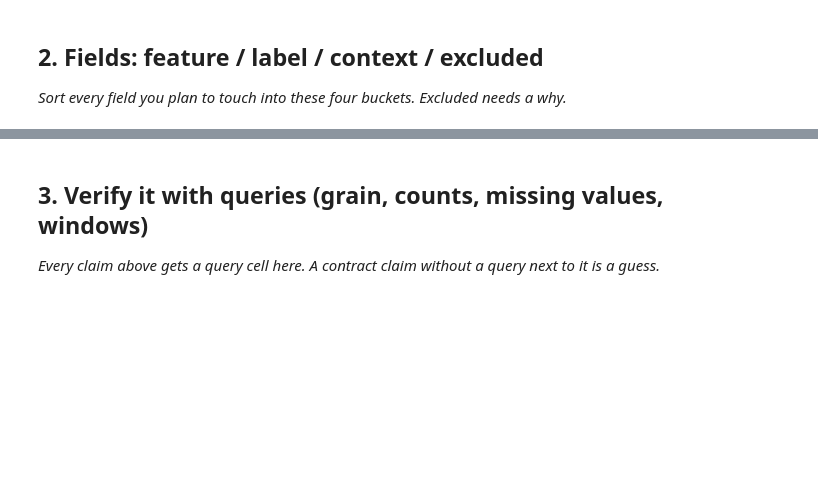
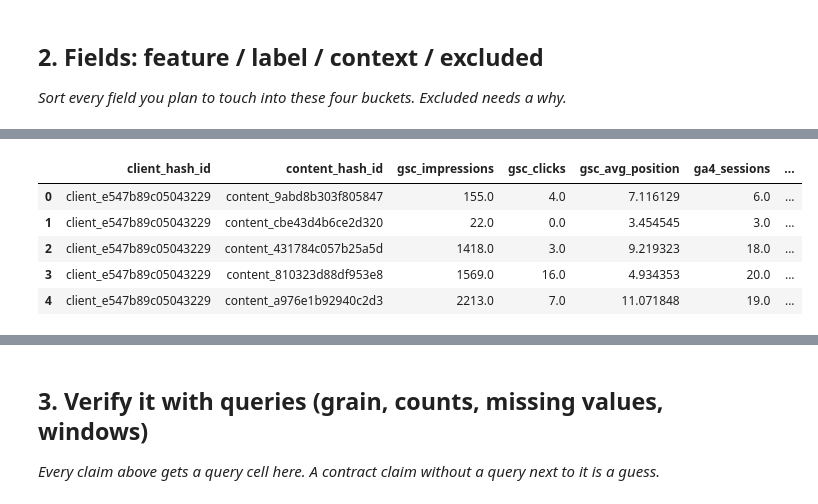
Before and after one commit to ahmed-morad15/flyrank-ml-internship, a Jupyter notebook: work/notebooks/w03_data_contract.ipynb, the cells around one changed output, grey strips where cells are left out. Saved outputs shown, nothing was run; the diff lists cells and outputs as text; code cells hidden in the pictures; blank space fills up the shorter version.

```diff
--- a/work/notebooks/w03_data_contract.ipynb
+++ b/work/notebooks/w03_data_contract.ipynb
@@ -22,0 +159,85 @@ This skeleton is yours to fill. Work the sections **in order** — each one has
+# %%
+FEB_REL = """
+read_parquet(
+    'hf://datasets/FlyRank/internship-warehouse/fact_content_daily_performance/month=2026-02/*.parquet'
+)
+"""
+
+MAR_REL = """
+read_parquet(
+    'hf://datasets/FlyRank/internship-warehouse/fact_content_daily_performance/month=2026-03/*.parquet'
+)
+"""
+# %%
+feature_frame = con.sql(f"""
+WITH feb_features AS (
+    SELECT
+        client_hash_id,
+        content_hash_id,
+
+        SUM(gsc_impressions) AS gsc_impressions,
+        SUM(gsc_clicks) AS gsc_clicks,
+
+        SUM(gsc_sum_position) * 1.0
+            / NULLIF(SUM(gsc_impressions), 0) AS gsc_avg_position,
+
+        SUM(ga4_sessions) AS ga4_sessions,
+        SUM(ga4_engaged_sessions) AS ga4_engaged_sessions
+
+    FROM {FEB_REL}
+
+    WHERE gsc_data_available IS TRUE
+      AND ga4_data_available IS TRUE
+
+    GROUP BY
+        client_hash_id,
+        content_hash_id
+),
+
+march_outcome AS (
+    SELECT
+        client_hash_id,
+        content_hash_id,
+
+        SUM(gsc_sum_position) * 1.0
+            / NULLIF(SUM(gsc_impressions), 0) AS march_avg_position
+
+    FROM {MAR_REL}
+
+    WHERE gsc_data_available IS TRUE
+
+    GROUP BY
+        client_hash_id,
+        content_hash_id
+)
+
+SELECT
+    f.client_hash_id,
+    f.content_hash_id,
+
+    f.gsc_impressions,
+    f.gsc_clicks,
+    f.gsc_avg_position,
+    f.ga4_sessions,
+    f.ga4_engaged_sessions,
+
+    m.march_avg_position,
+
+    CASE
+        WHEN m.march_avg_position > 10 THEN 1
+        ELSE 0
+    END AS review_priority
+
+FROM feb_features f
+
+INNER JOIN march_outcome m
+    USING (client_hash_id, content_hash_id)
+
+WHERE f.gsc_avg_position IS NOT NULL
+  AND m.march_avg_position IS NOT NULL
+""").df()
+
+print("Feature frame shape:", feature_frame.shape)
+
+feature_frame.head()
+# %% [output]
@@ -22,0 +245,6 @@ This skeleton is yours to fill. Work the sections **in order** — each one has
+|  | client_hash_id | content_hash_id | gsc_impressions | gsc_clicks | gsc_avg_position | ga4_sessions | ... |
+| 0 | client_e547b89c05043229 | content_9abd8b303f805847 | 155.0 | 4.0 | 7.116129 | 6.0 | ... |
+| 1 | client_e547b89c05043229 | content_cbe43d4b6ce2d320 | 22.0 | 0.0 | 3.454545 | 3.0 | ... |
+| 2 | client_e547b89c05043229 | content_431784c057b25a5d | 1418.0 | 3.0 | 9.219323 | 18.0 | ... |
+| 3 | client_e547b89c05043229 | content_810323d88df953e8 | 1569.0 | 16.0 | 4.934353 | 20.0 | ... |
+| 4 | client_e547b89c05043229 | content_a976e1b92940c2d3 | 2213.0 | 7.0 | 11.071848 | 19.0 | ... |
```
Also changed, not shown: parts of 25 cells of this notebook.
